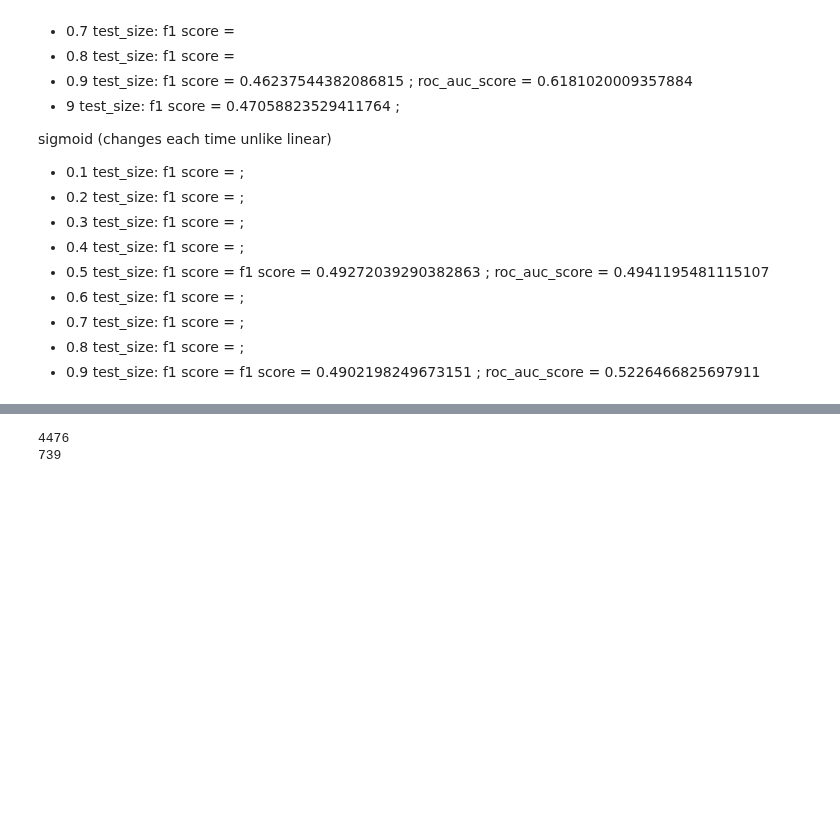
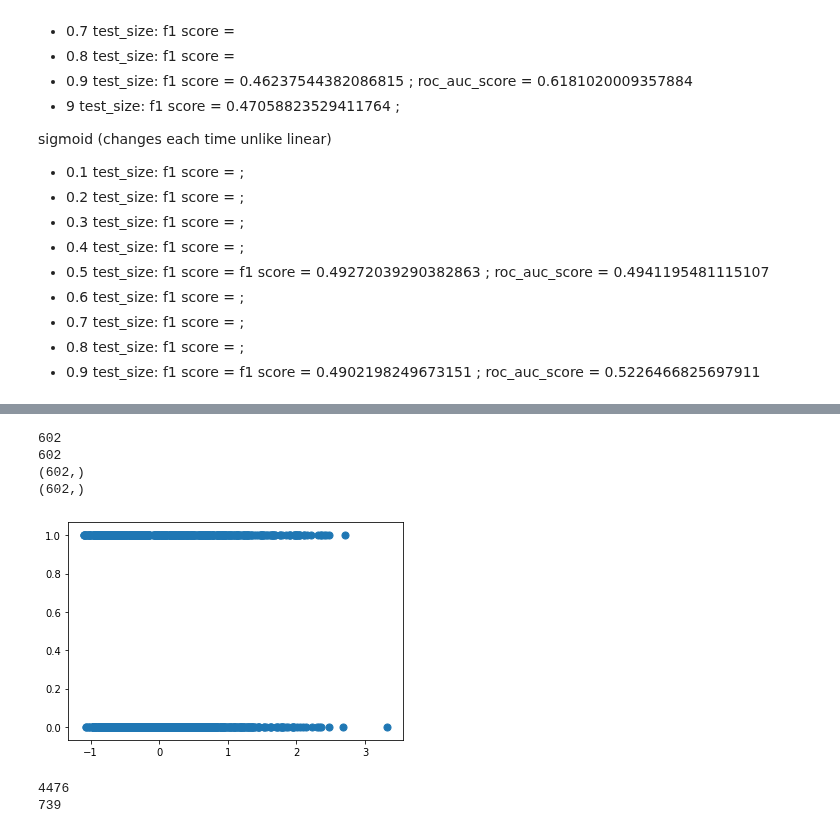
Before and after one commit to oliverZZ/193B_Glucose_Monitor, a Jupyter notebook: Infection_Detection_SVM.ipynb, the cells around one changed output, grey strips where cells are left out. Cells and saved outputs as stored; diff of their text form; code cells hidden in the pictures; blank space fills up the shorter version.

```diff
--- a/Infection_Detection_SVM.ipynb
+++ b/Infection_Detection_SVM.ipynb
@@ -769,3 +864,19 @@ roc_auc_score =  0.6711407587089819
+# %%
+print(len(train_x_rus))
+print(len(train_y_rus))
+
+print(train_x_rus[:,1].shape)
+print(train_y_rus.shape)
+# %% [output]
+602
+602
+(602,)
+(602,)
+# %%
+plt.scatter(train_x_rus[:,1], train_y_rus, s=50, cmap='seismic')
+plt.show()
+# %% [output]
+[figure, added]
 # %%
 count_0 = 0
 count_1 = 0
```
Also changed, not shown: parts of 22 cells of this notebook.
